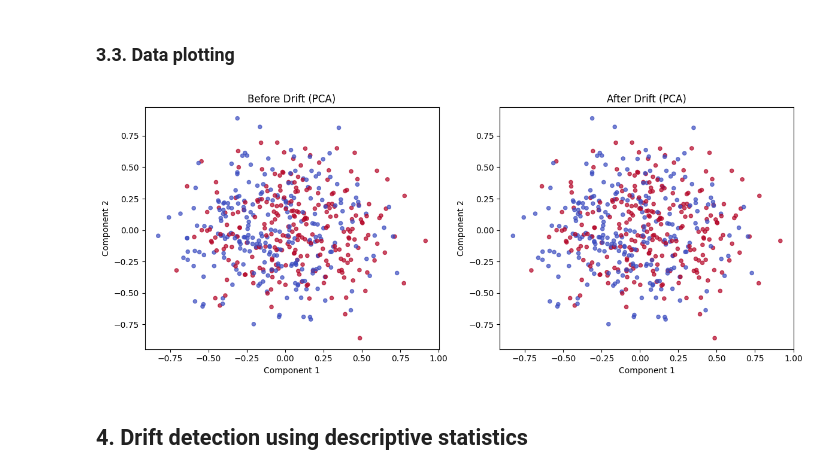
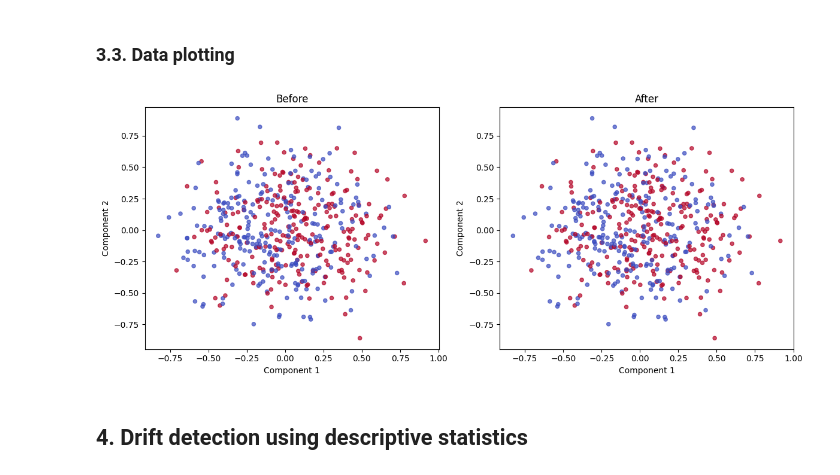
Before and after one commit to KubaCzech/DriftDetectionWithExplainableAI, a Jupyter notebook: notebooks/data_drift.ipynb, the cells around one changed output. Drawn from its saved outputs; the diff is of its cells as text; code cells hidden in the pictures.

```diff
--- a/notebooks/data_drift.ipynb
+++ b/notebooks/data_drift.ipynb
@@ -249,29 +250,30 @@ def plot_data(X, y, title):
     plt.ylabel("Component 2")
     plt.show()
 
-def plot_drift(X_before, y_before, X_after, y_after, title_before, title_after):
+def plot_drift(X_before, y_before, X_after, y_after, show = True):
     plt.figure(figsize=(12, 5))
 
     # Before drift
     plt.subplot(1, 2, 1)
     plt.scatter(X_before[:, 0], X_before[:, 1], c=y_before, cmap="coolwarm", s=20, alpha=0.7)
-    plt.title(title_before)
+    plt.title('Before')
     plt.xlabel("Component 1")
     plt.ylabel("Component 2")
 
     # After drift
     plt.subplot(1, 2, 2)
     plt.scatter(X_after[:, 0], X_after[:, 1], c=y_after, cmap="coolwarm", s=20, alpha=0.7)
-    plt.title(title_after)
+    plt.title('After')
     plt.xlabel("Component 1")
     plt.ylabel("Component 2")
 
     plt.tight_layout()
-    plt.show()
+    if show:
+        plt.show()
 # %%
-plot_drift(X_2d[:500], y[:500], X_2d[500:], y[500:], "Before Drift (PCA)", "After Drift (PCA)")
+plot_drift(X_2d[:500], y[:500], X_2d[500:], y[500:])
 # %% [output]
-[figure, old version]
+[figure, new version]
 # %% [markdown]
 ## **4. Drift detection using descriptive statistics**
 # %%
```
Also changed, not shown: parts of 12 cells of this notebook.
